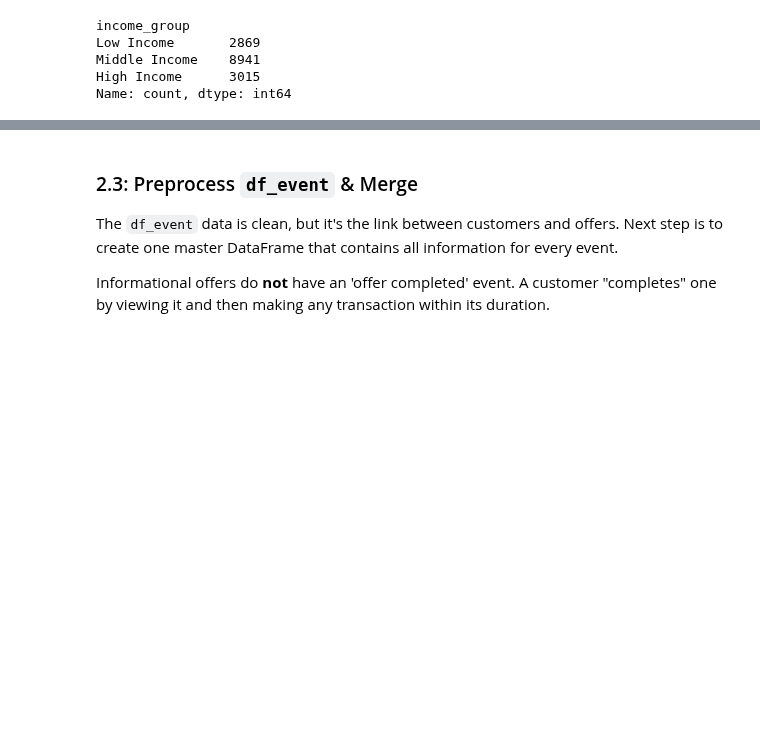
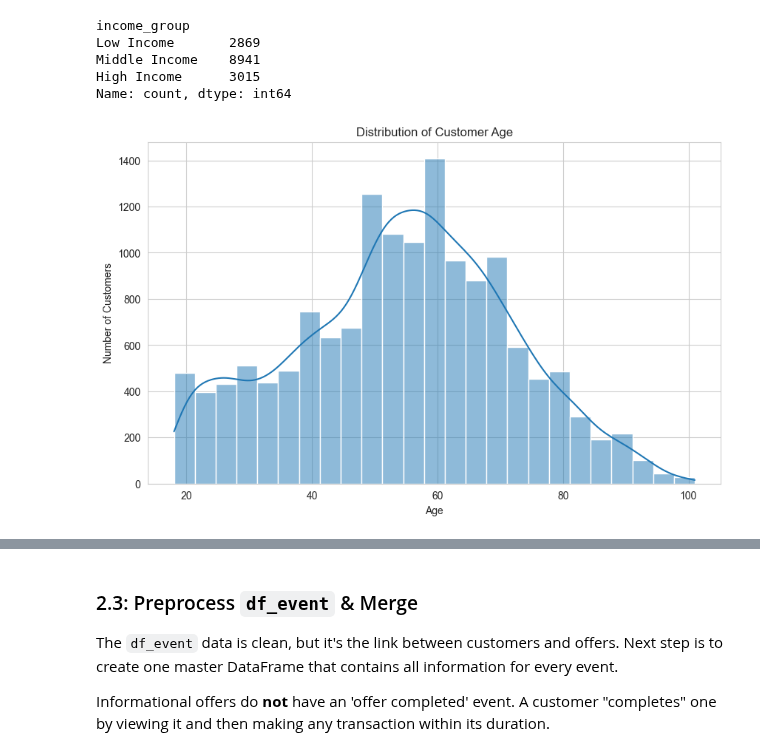
Before and after one commit to irfanzim/Python-Maven-Rewards-Challenge, a Jupyter notebook: Final Analysis.ipynb, the cells around one changed output, grey strips where cells are left out. Saved outputs shown, nothing was run; the diff lists cells and outputs as text; code cells hidden in the pictures; blank space fills up the shorter version.

Commit message:
Visualization and Further Analysis

```diff
--- a/Final Analysis.ipynb
+++ b/Final Analysis.ipynb
@@ -249,3 +249,13 @@ Low Income       2869
 Middle Income    8941
 High Income      3015
 Name: count, dtype: int64
+# %%
+#Age Distribution: To see the shape of the customer base
+plt.figure(figsize=(10, 6))
+sns.histplot(data=customers_cleaned, x='age', bins=25, kde=True)
+plt.title('Distribution of Customer Age')
+plt.xlabel('Age')
+plt.ylabel('Number of Customers')
+plt.show()
+# %% [output]
+[figure, added]
```
Also changed, not shown: parts of 25 cells of this notebook.
